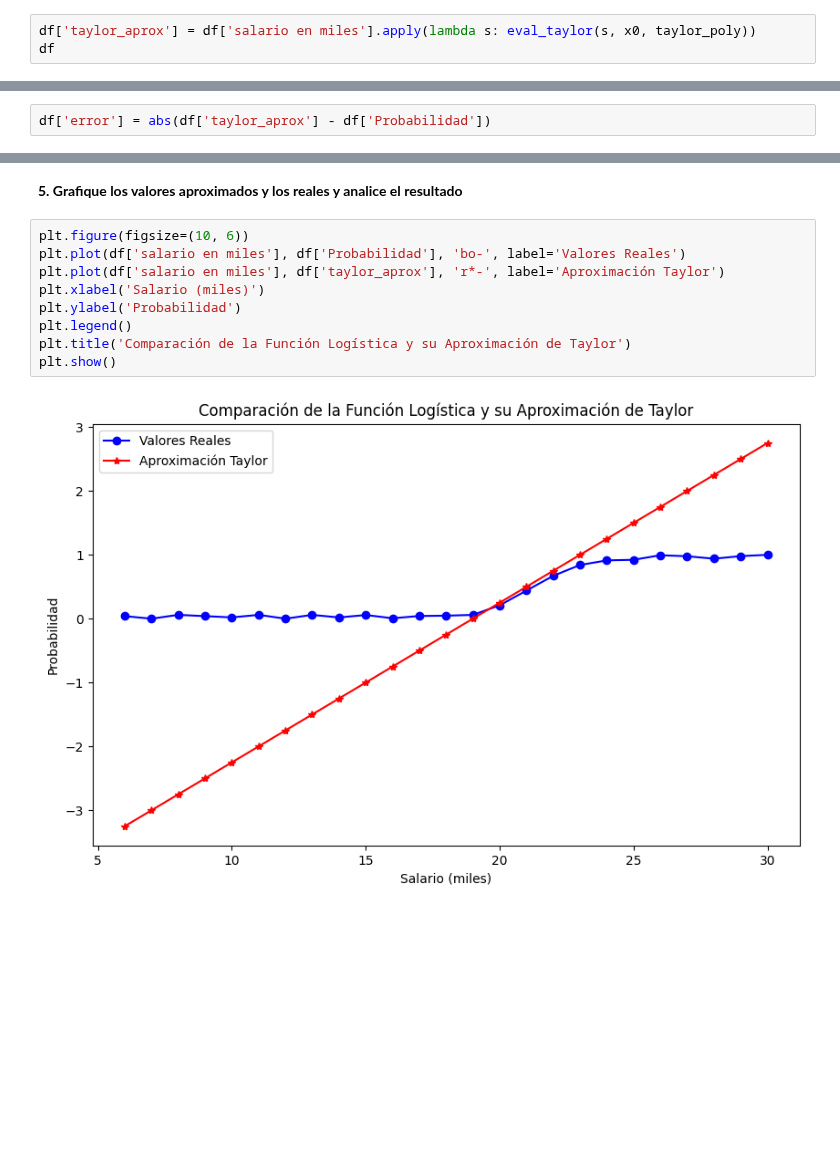
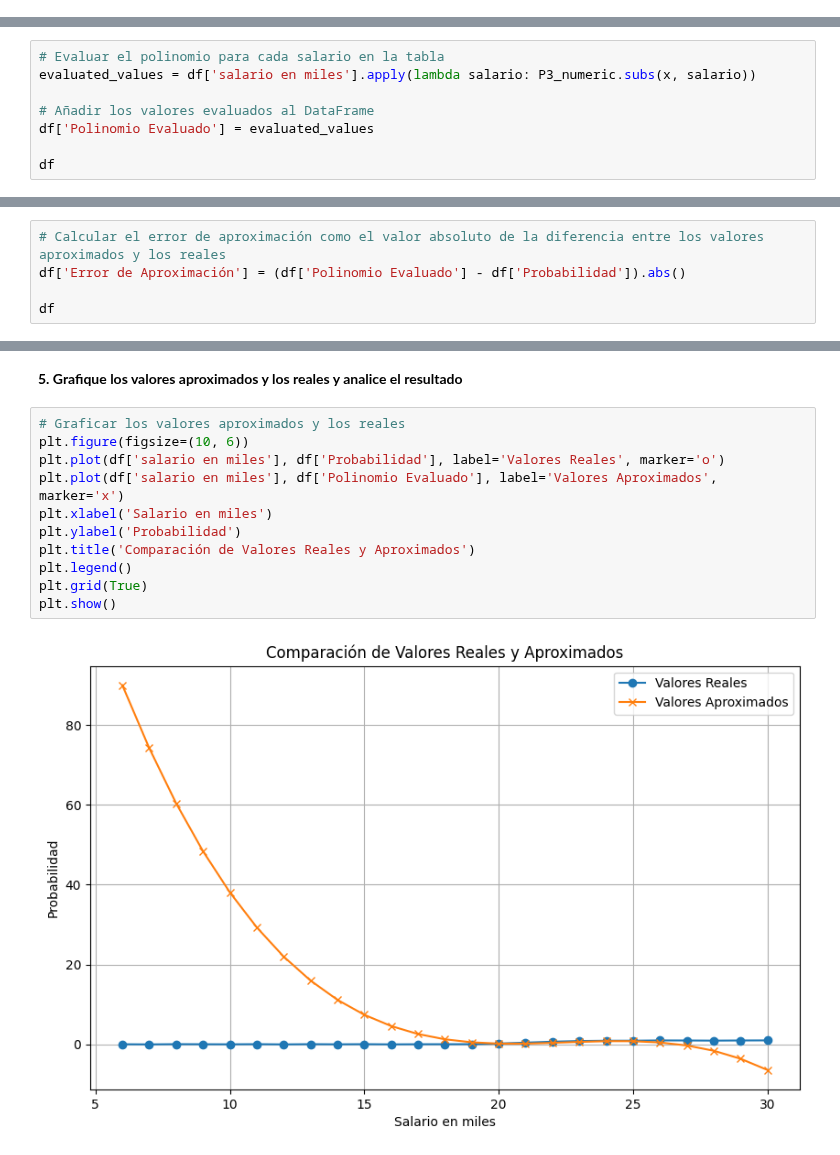
Before and after one commit to AminadabC/MIAAD, a Jupyter notebook: Matematicas/Actividad_Taylor.ipynb, the cells around one changed output, grey strips where cells are left out. Cells and saved outputs as stored; diff of their text form; blank space fills up the shorter version.

Commit message:
grafica

```diff
--- a/Matematicas/Actividad_Taylor.ipynb
+++ b/Matematicas/Actividad_Taylor.ipynb
@@ -142,5 +153,2 @@ def eval_taylor(x_val, x0, taylor_expr):
 # %% [markdown]
 **3. Evalúe el polinomio obtenido para cada uno de los salarios de la tabla**
-# %%
-df['taylor_aprox'] = df['salario en miles'].apply(lambda s: eval_taylor(s, x0, taylor_poly))
-df
@@ -164,0 +155,8 @@ df
+# %%
+# Evaluar el polinomio para cada salario en la tabla
+evaluated_values = df['salario en miles'].apply(lambda salario: P3_numeric.subs(x, salario))
+
+# Añadir los valores evaluados al DataFrame
+df['Polinomio Evaluado'] = evaluated_values
+
+df
@@ -165,4 +181,2 @@ df
 # %% [markdown]
 **4. Encuentre el error de aproximación calculando el valor absoluto de la diferencia de los valores aproximados y los reales**
-# %%
-df['error'] = abs(df['taylor_aprox'] - df['Probabilidad'])
@@ -188,0 +183,5 @@ df
+# %%
+# Calcular el error de aproximación como el valor absoluto de la diferencia entre los valores aproximados y los reales
+df['Error de Aproximación'] = (df['Polinomio Evaluado'] - df['Probabilidad']).abs()
+
+df
@@ -189,13 +206,15 @@ df
 # %% [markdown]
 **5. Grafique los valores aproximados y los reales y analice el resultado**
 # %%
+# Graficar los valores aproximados y los reales
 plt.figure(figsize=(10, 6))
-plt.plot(df['salario en miles'], df['Probabilidad'], 'bo-', label='Valores Reales')
-plt.plot(df['salario en miles'], df['taylor_aprox'], 'r*-', label='Aproximación Taylor')
-plt.xlabel('Salario (miles)')
+plt.plot(df['salario en miles'], df['Probabilidad'], label='Valores Reales', marker='o')
+plt.plot(df['salario en miles'], df['Polinomio Evaluado'], label='Valores Aproximados', marker='x')
+plt.xlabel('Salario en miles')
 plt.ylabel('Probabilidad')
+plt.title('Comparación de Valores Reales y Aproximados')
 plt.legend()
-plt.title('Comparación de la Función Logística y su Aproximación de Taylor')
+plt.grid(True)
 plt.show()
 # %% [output]
-[figure, old version]
+[figure, new version]
```
Also changed, not shown: parts of 8 cells of this notebook.
